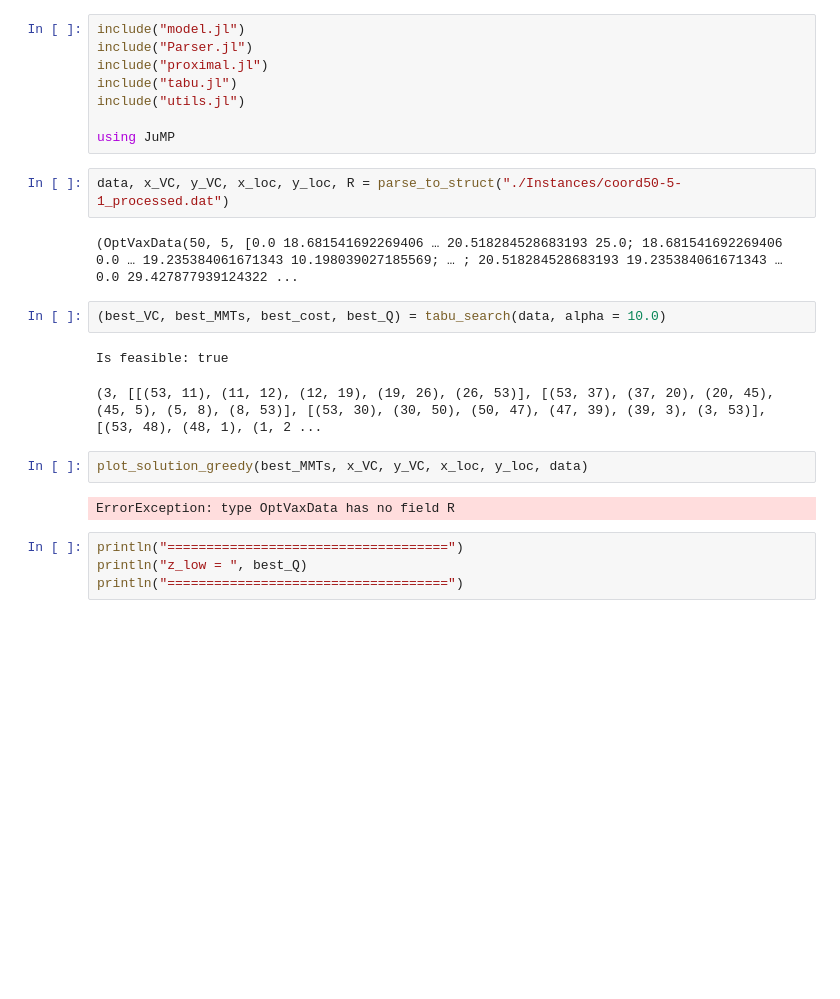
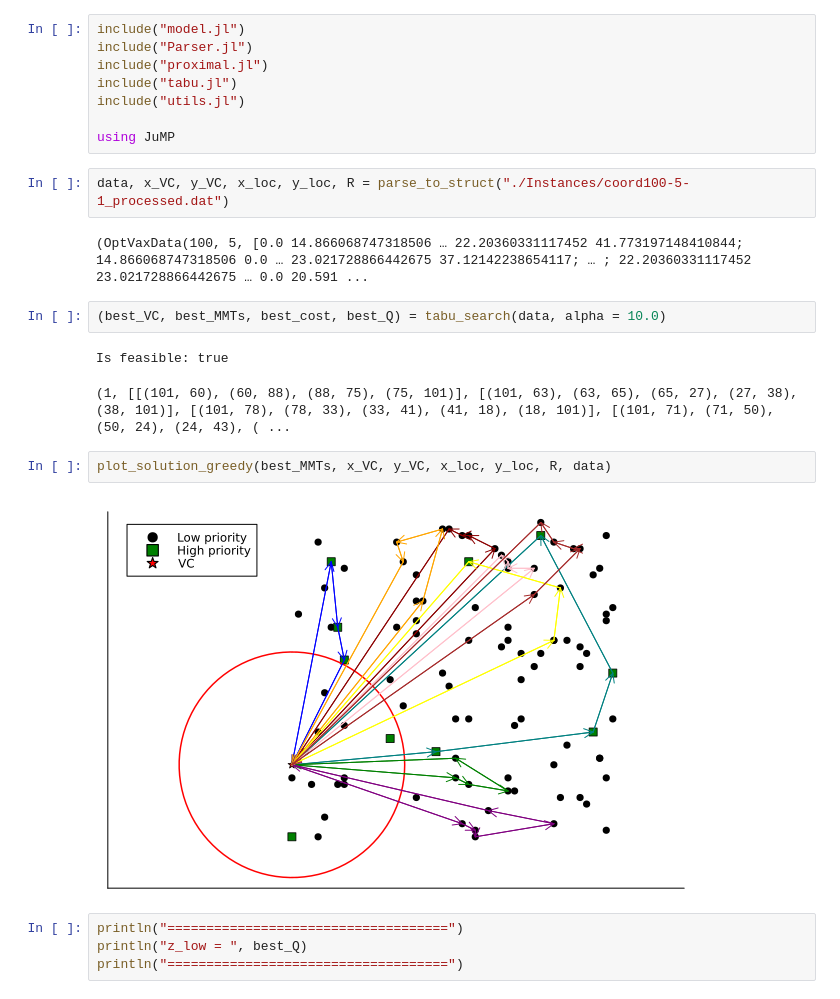
Before and after one commit to TheoHanon/Combinatorial-Optimization, a Jupyter notebook: part 2/main.ipynb, the cells around one changed output. Drawn from its saved outputs; the diff is of its cells as text; blank space fills up the shorter version.

```diff
--- a/part 2/main.ipynb
+++ b/part 2/main.ipynb
@@ -7,18 +7,18 @@ include("utils.jl")
 
 using JuMP
 # %%
-data, x_VC, y_VC, x_loc, y_loc, R = parse_to_struct("./Instances/coord50-5-1_processed.dat")
+data, x_VC, y_VC, x_loc, y_loc, R = parse_to_struct("./Instances/coord100-5-1_processed.dat")
 # %% [output]
-(OptVaxData(50, 5, [0.0 18.681541692269406 … 20.518284528683193 25.0; 18.681541692269406 0.0 … 19.235384061671343 10.198039027185569; … ; 20.518284528683193 19.235384061671343 … 0.0 29.427877939124322 ...
+(OptVaxData(100, 5, [0.0 14.866068747318506 … 22.20360331117452 41.773197148410844; 14.866068747318506 0.0 … 23.021728866442675 37.12142238654117; … ; 22.20360331117452 23.021728866442675 … 0.0 20.591 ...
 # %%
 (best_VC, best_MMTs, best_cost, best_Q) = tabu_search(data, alpha = 10.0)
 # %% [output]
 Is feasible: true
-(3, [[(53, 11), (11, 12), (12, 19), (19, 26), (26, 53)], [(53, 37), (37, 20), (20, 45), (45, 5), (5, 8), (8, 53)], [(53, 30), (30, 50), (50, 47), (47, 39), (39, 3), (3, 53)], [(53, 48), (48, 1), (1, 2 ...
+(1, [[(101, 60), (60, 88), (88, 75), (75, 101)], [(101, 63), (63, 65), (65, 27), (27, 38), (38, 101)], [(101, 78), (78, 33), (33, 41), (41, 18), (18, 101)], [(101, 71), (71, 50), (50, 24), (24, 43), ( ...
 # %%
-plot_solution_greedy(best_MMTs, x_VC, y_VC, x_loc, y_loc, data)
+plot_solution_greedy(best_MMTs, x_VC, y_VC, x_loc, y_loc, R, data)
 # %% [output]
-ErrorException: type OptVaxData has no field R
+[figure, added]
 # %%
 println("====================================")
 println("z_low = ", best_Q)
```
